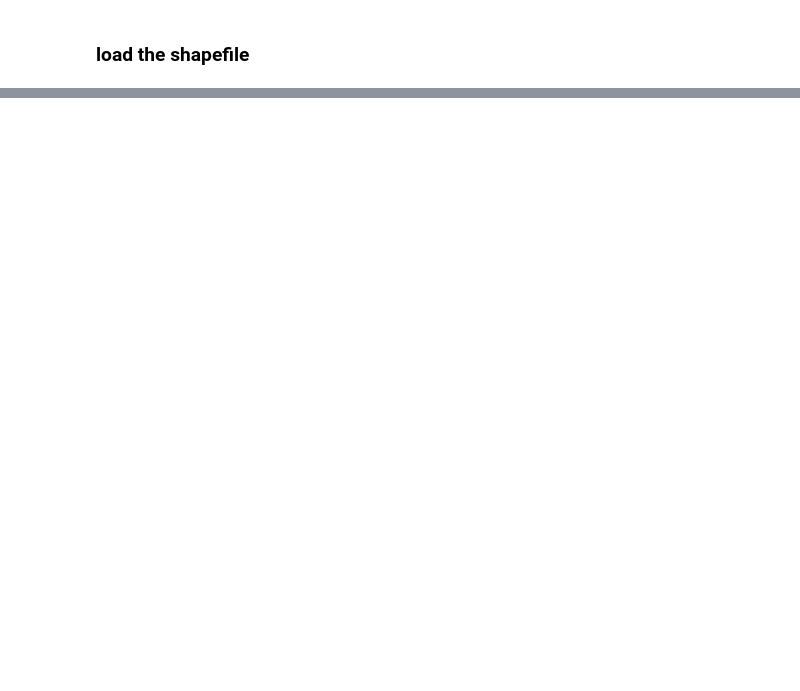
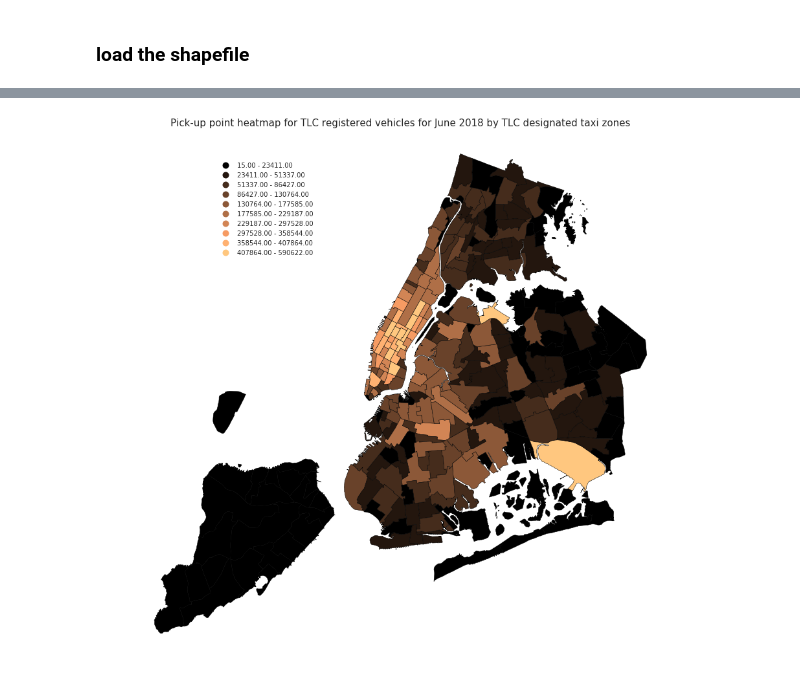
Before and after one commit to jinalklaulitz/PUI2018_msm796, a Jupyter notebook: HW8_msm796/Assignment1_msm796.ipynb, the cells around one changed output, grey strips where cells are left out. Saved outputs shown, nothing was run; the diff lists cells and outputs as text; code cells hidden in the pictures; blank space fills up the shorter version.

```diff
--- a/HW8_msm796/Assignment1_msm796.ipynb
+++ b/HW8_msm796/Assignment1_msm796.ipynb
@@ -218,3 +217,10 @@ yellow.head()
 | 2 | 100 | 263 | Manhattan | Garment District | Manhattan | ... |
 | 3 | 145 | 145 | Queens | Long Island City/Hunters Point | Queens | ... |
 | 4 | 145 | 145 | Queens | Long Island City/Hunters Point | Queens | ... |
+# %%
+allthetables = pd.concat([yellow,green,FHV])
+# %%
+pickups = allthetables[['PULocationID','PULocationID_borough','PULocationID_zone']]
+dropoffs = allthetables[['DOLocationID','DOLocationID_borough','DOLocationID_zone']]
+pickups.rename(columns={"PULocationID":"LocationID"},inplace=True)
+dropoffs.rename(columns={"DOLocationID":"LocationID"},inplace=True)
@@ -220,0 +232,3 @@ yellow.head()
+# %%
+pickups_cnt = pickups.groupby('LocationID').count().reset_index()
+dropoffs_cnt = dropoffs.groupby('LocationID').count().reset_index()
@@ -226,0 +266,2 @@ NameError: name 'gpd' is not defined
+# %%
+PU_Taxishp = pd.merge(taxishp,pickups_cnt[['PULocationID_zone','LocationID']])
@@ -226,0 +270,12 @@ NameError: name 'gpd' is not defined
+# %%
+fig = pl.figure(figsize = (15,15))
+ax = fig.add_subplot(111)
+#taxishp.plot(ax=ax)
+PU_Taxishp.plot(ax=ax, column='PULocationID_zone',cmap='copper',alpha=1,scheme='fisher_jenks', k=10,  edgecolor='black', lw=0.5, legend=True)
+ax.set_title('Pick-up point heatmap for TLC registered vehicles for June 2018 by TLC designated taxi zones', fontsize=15)
+ax.axis('off')
+leg = ax.get_legend()
+leg.set_bbox_to_anchor((0.35, 0.95, 0, 0))
+plt.savefig("pickup_june2018.png")
+# %% [output]
+[figure, added]
```
Also changed, not shown: parts of 9 cells of this notebook, 3 other files.
